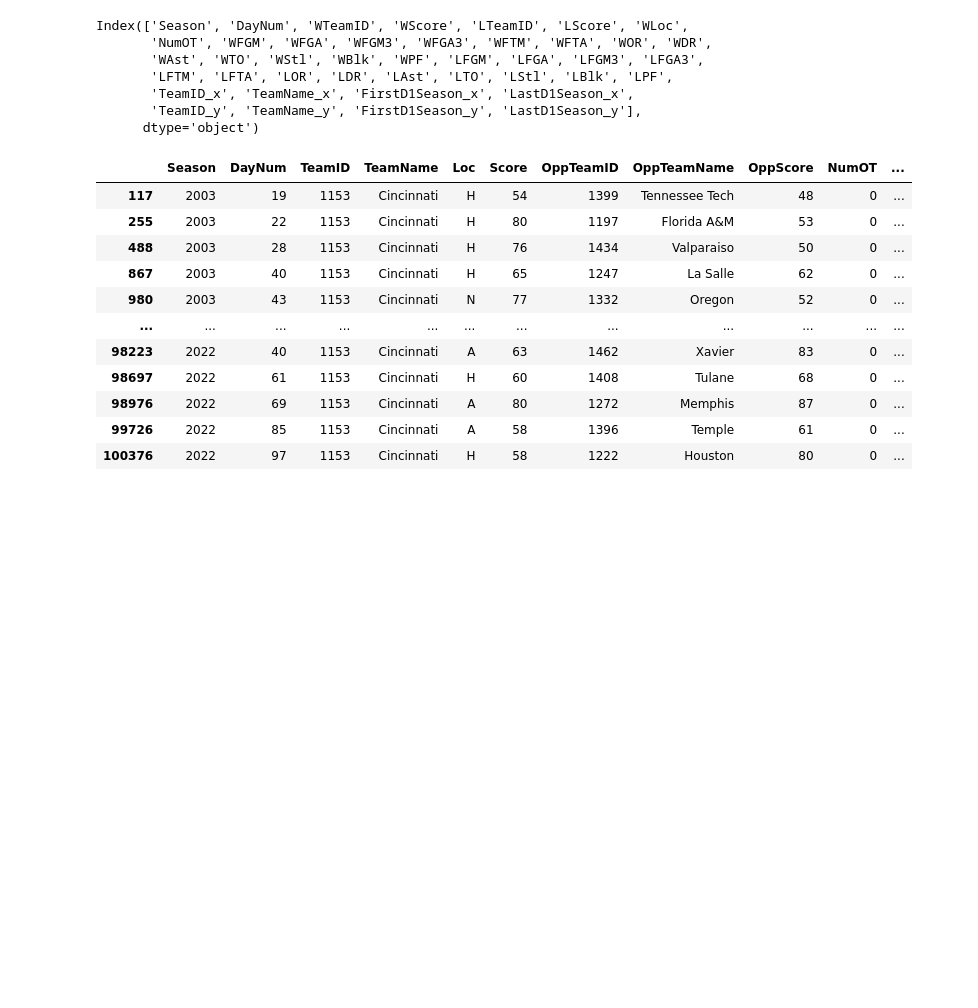
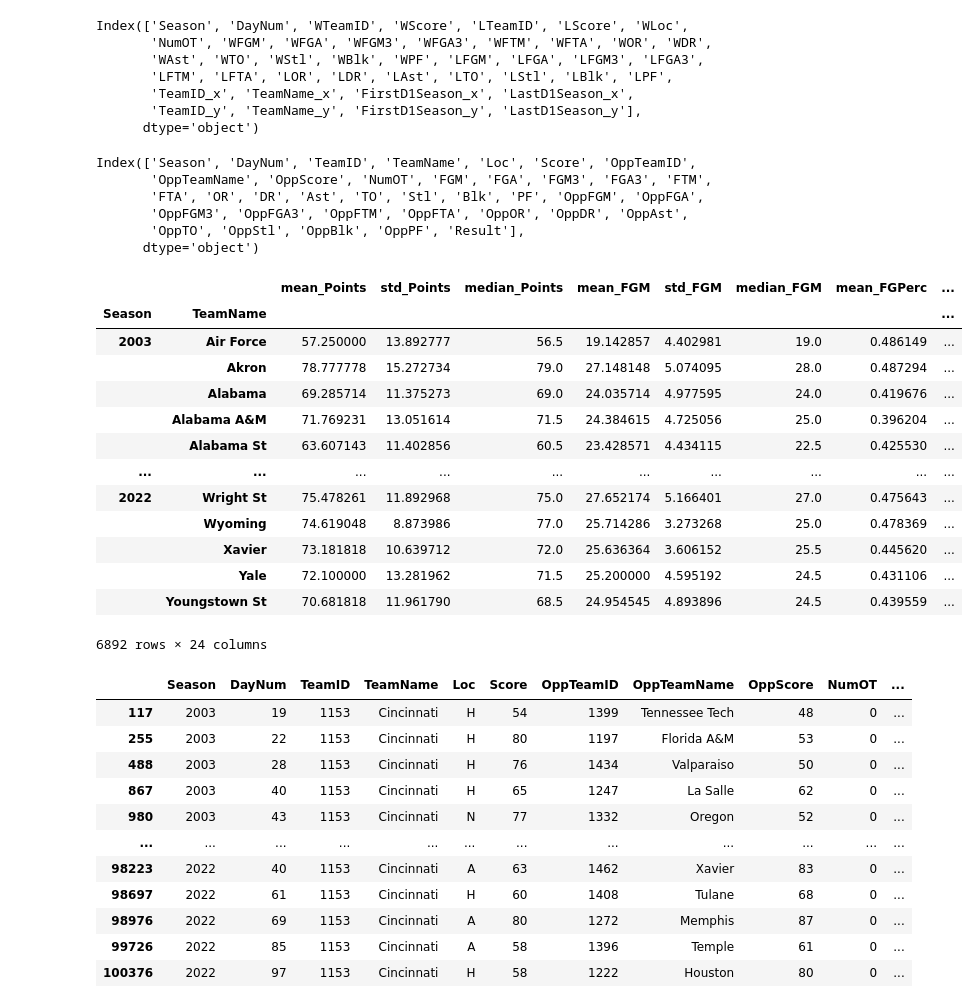
Before and after one commit to aruther11/march_madness_comp, a Jupyter notebook: exploration/eda_detailed.ipynb, the cells around one changed output. Saved outputs shown, nothing was run; the diff lists cells and outputs as text; code cells hidden in the pictures; blank space fills up the shorter version.

Commit message:
start building aggregate dataframe

```diff
--- a/exploration/eda_detailed.ipynb
+++ b/exploration/eda_detailed.ipynb
@@ -73,6 +73,66 @@ results_by_team_loss_df['Result'] = 'L'
 results_by_team_loss_df['Loc'] = results_by_team_loss_df.apply(new_loc, axis=1)
 # %%
 results_by_team_df = pd.concat([results_by_team_win_df,results_by_team_loss_df])
+# %%
+results_by_team_df.columns
+# %% [output]
+Index(['Season', 'DayNum', 'TeamID', 'TeamName', 'Loc', 'Score', 'OppTeamID',
+       'OppTeamName', 'OppScore', 'NumOT', 'FGM', 'FGA', 'FGM3', 'FGA3', 'FTM',
+       'FTA', 'OR', 'DR', 'Ast', 'TO', 'Stl', 'Blk', 'PF', 'OppFGM', 'OppFGA',
+       'OppFGM3', 'OppFGA3', 'OppFTM', 'OppFTA', 'OppOR', 'OppDR', 'OppAst',
+       'OppTO', 'OppStl', 'OppBlk', 'OppPF', 'Result'],
+      dtype='object')
+# %%
+results_by_team_df['FGPerc'] = results_by_team_df['FGM'] / results_by_team_df['FGA']
+results_by_team_df['3PtFGPerc'] = results_by_team_df['FGM3'] / results_by_team_df['FGA3']
+results_by_team_df['OppFGPerc'] = results_by_team_df['OppFGM'] / results_by_team_df['OppFGA']
+results_by_team_df['Opp3PtFGPerc'] = results_by_team_df['OppFGM3'] / results_by_team_df['OppFGA3']
+results_by_team_df['AsstTORatio'] = results_by_team_df['Ast'] / results_by_team_df['TO']
+results_by_team_df['OppAsstTORatio'] = results_by_team_df['OppAst'] / results_by_team_df['OppTO']
+results_by_team_df['RebRatio'] = (results_by_team_df['OR'] + results_by_team_df['DR']) / (results_by_team_df['OppOR'] + results_by_team_df['OppDR'])
+results_by_team_df['ScoreDiff'] = results_by_team_df['Score'] - results_by_team_df['OppScore']
+# %%
+results_by_team_df.groupby(['Season','TeamName']).agg(
+    mean_Points=('Score', np.mean),
+    std_Points=('Score', np.std),
+    median_Points=('Score', np.median),
+    mean_FGM=('FGM',np.mean),
+    std_FGM=('FGM',np.std),
+    median_FGM=('FGM', np.median),
+    mean_FGPerc=('FGPerc',np.mean),
+    std_FGPerc=('FGPerc',np.std),
+    median_FGPerc=('FGPerc',np.median),
+    mean_3PtFGPerc=('3PtFGPerc',np.mean),
+    std_3PtFGPerc=('3PtFGPerc',np.std),
+    median_3PtFGPerc=('3PtFGPerc',np.median),
+    mean_OppFGPerc=('OppFGPerc',np.mean),
+    std_OppFGPerc=('OppFGPerc',np.std),
+    median_OppFGPerc=('OppFGPerc',np.median),
+    mean_Opp3PtFGPerc=('Opp3PtFGPerc',np.mean),
+    std_Opp3PtFGPerc=('Opp3PtFGPerc',np.std),
+    median_Opp3PtFGPerc=('Opp3PtFGPerc',np.median),
+    mean_AsstToRatio=('AsstTORatio',np.mean),
+    std_AsstToRatio=('AsstTORatio',np.std),
+    median_AsstToRatio=('AsstTORatio',np.median),
+    mean_OppAsstToRatio=('AsstTORatio',np.mean),
+    std_OppAsstToRatio=('AsstTORatio',np.std),
+    median_OppAsstToRatio=('AsstTORatio',np.median),
+    )
+# %% [output]
+|  |  | mean_Points | std_Points | median_Points | mean_FGM | std_FGM | median_FGM | mean_FGPerc | ... |
+| Season | TeamName |  |  |  |  |  |  |  | ... |
+| 2003 | Air Force | 57.250000 | 13.892777 | 56.5 | 19.142857 | 4.402981 | 19.0 | 0.486149 | ... |
+|  | Akron | 78.777778 | 15.272734 | 79.0 | 27.148148 | 5.074095 | 28.0 | 0.487294 | ... |
+|  | Alabama | 69.285714 | 11.375273 | 69.0 | 24.035714 | 4.977595 | 24.0 | 0.419676 | ... |
+|  | Alabama A&M | 71.769231 | 13.051614 | 71.5 | 24.384615 | 4.725056 | 25.0 | 0.396204 | ... |
+|  | Alabama St | 63.607143 | 11.402856 | 60.5 | 23.428571 | 4.434115 | 22.5 | 0.425530 | ... |
+| ... | ... | ... | ... | ... | ... | ... | ... | ... | ... |
+| 2022 | Wright St | 75.478261 | 11.892968 | 75.0 | 27.652174 | 5.166401 | 27.0 | 0.475643 | ... |
+|  | Wyoming | 74.619048 | 8.873986 | 77.0 | 25.714286 | 3.273268 | 25.0 | 0.478369 | ... |
+|  | Xavier | 73.181818 | 10.639712 | 72.0 | 25.636364 | 3.606152 | 25.5 | 0.445620 | ... |
+|  | Yale | 72.100000 | 13.281962 | 71.5 | 25.200000 | 4.595192 | 24.5 | 0.431106 | ... |
+|  | Youngstown St | 70.681818 | 11.961790 | 68.5 | 24.954545 | 4.893896 | 24.5 | 0.439559 | ... |
+6892 rows × 24 columns
 # %%
 results_by_team_df[(results_by_team_df['TeamName'] == 'Cincinnati')]
 # %% [output]
```
Also changed, not shown: 1 other file.
